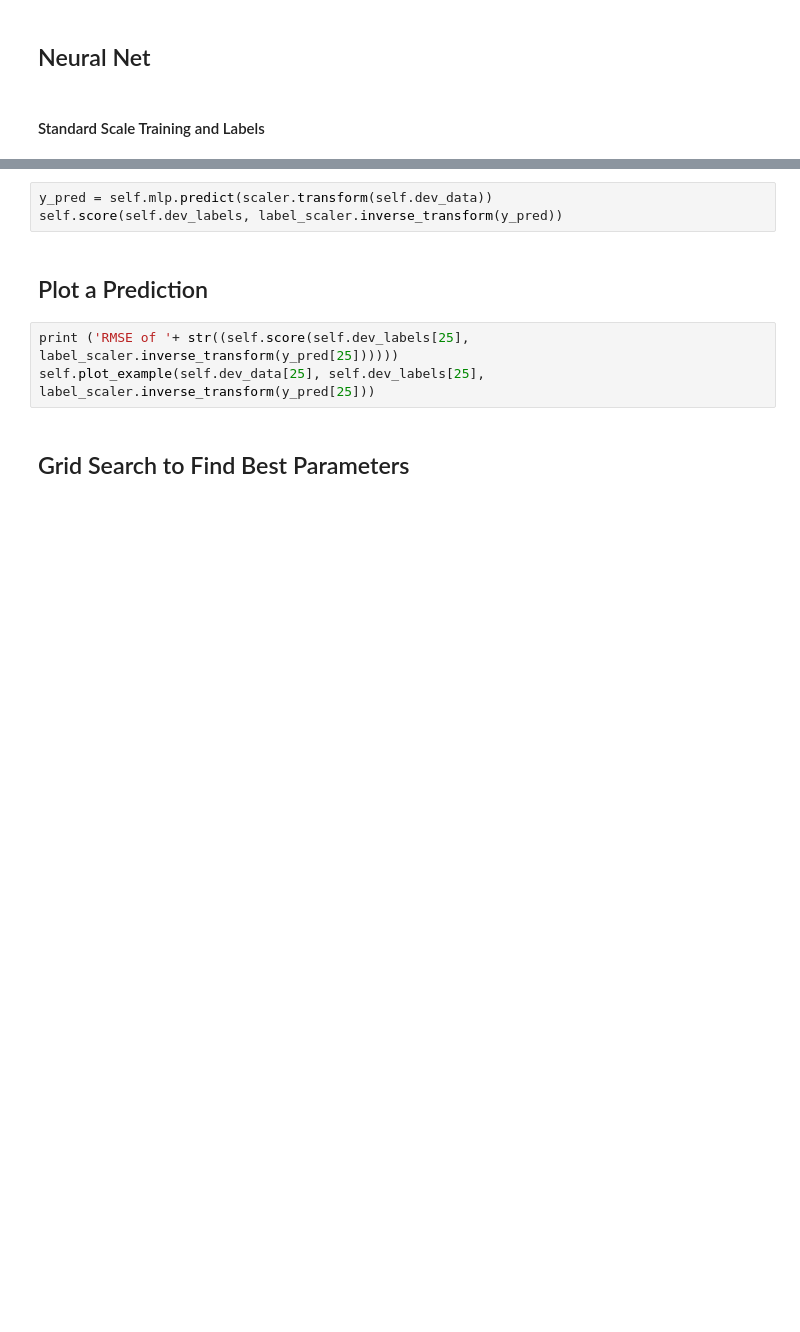
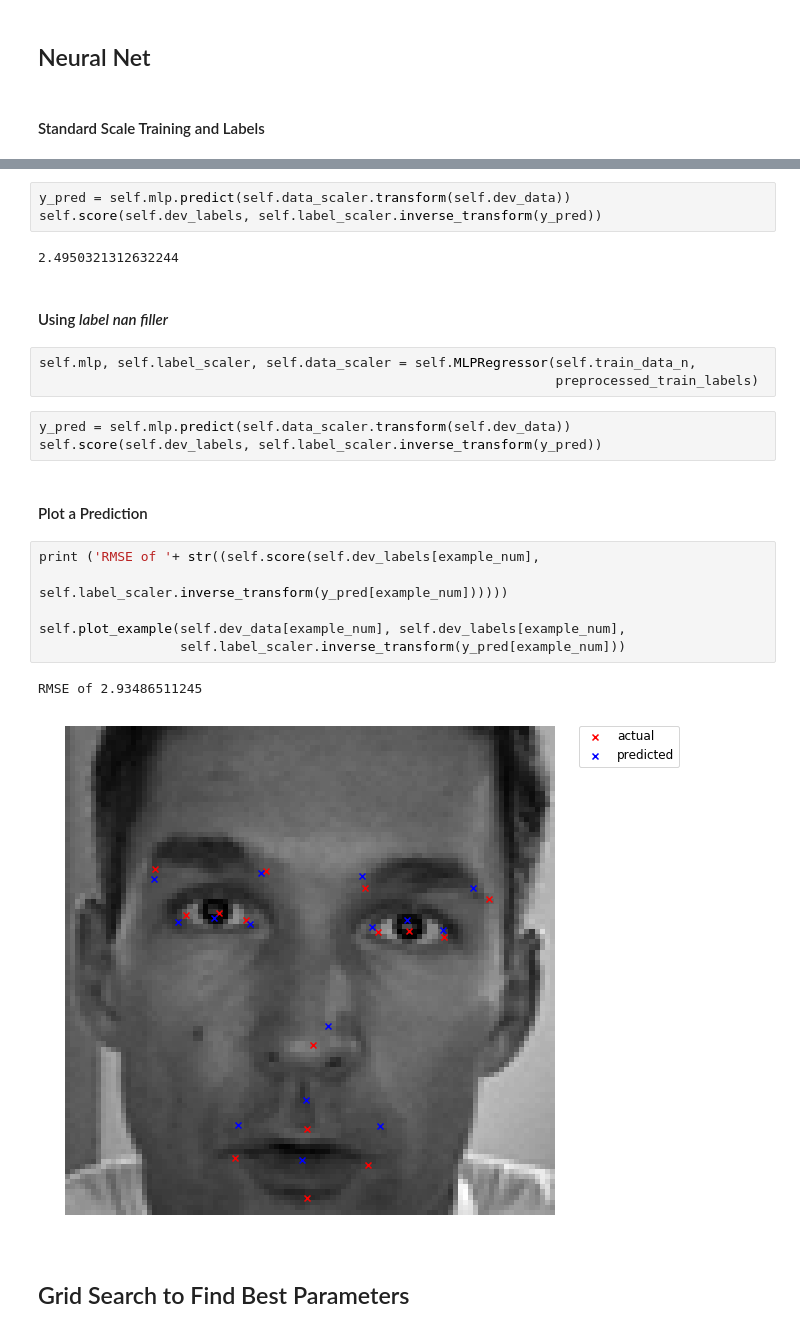
Before and after one commit to cgutwein/facial-keypoints-recognition, a Jupyter notebook: final_object.ipynb, the cells around one changed output, grey strips where cells are left out. Drawn from its saved outputs; the diff is of its cells as text; blank space fills up the shorter version.

```diff
--- a/final_object.ipynb
+++ b/final_object.ipynb
@@ -227,11 +273,27 @@ self.mlp = self.MLPRegressor(data_scaler.transform(self.train_data), label_scale
 # %%
-y_pred = self.mlp.predict(scaler.transform(self.dev_data))
-self.score(self.dev_labels, label_scaler.inverse_transform(y_pred))
+y_pred = self.mlp.predict(self.data_scaler.transform(self.dev_data))
+self.score(self.dev_labels, self.label_scaler.inverse_transform(y_pred))
+# %% [output]
+2.4950321312632244
+# %% [markdown]
+#### Using _label_ _nan_ _filler_
+# %%
+self.mlp, self.label_scaler, self.data_scaler = self.MLPRegressor(self.train_data_n,
+                                                                  preprocessed_train_labels)
+# %%
+y_pred = self.mlp.predict(self.data_scaler.transform(self.dev_data))
+self.score(self.dev_labels, self.label_scaler.inverse_transform(y_pred))
 # %% [markdown]
-## Plot a Prediction
+#### Plot a Prediction
 # %%
-print ('RMSE of '+ str((self.score(self.dev_labels[25], label_scaler.inverse_transform(y_pred[25])))))
-self.plot_example(self.dev_data[25], self.dev_labels[25], label_scaler.inverse_transform(y_pred[25]))
+print ('RMSE of '+ str((self.score(self.dev_labels[example_num],
+                                   self.label_scaler.inverse_transform(y_pred[example_num])))))
+
+self.plot_example(self.dev_data[example_num], self.dev_labels[example_num],
+                  self.label_scaler.inverse_transform(y_pred[example_num]))
+# %% [output]
+RMSE of 2.93486511245
+[figure, added]
 # %% [markdown]
 ## Grid Search to Find Best Parameters
 # %%
```
Also changed, not shown: parts of 32 cells of this notebook.
